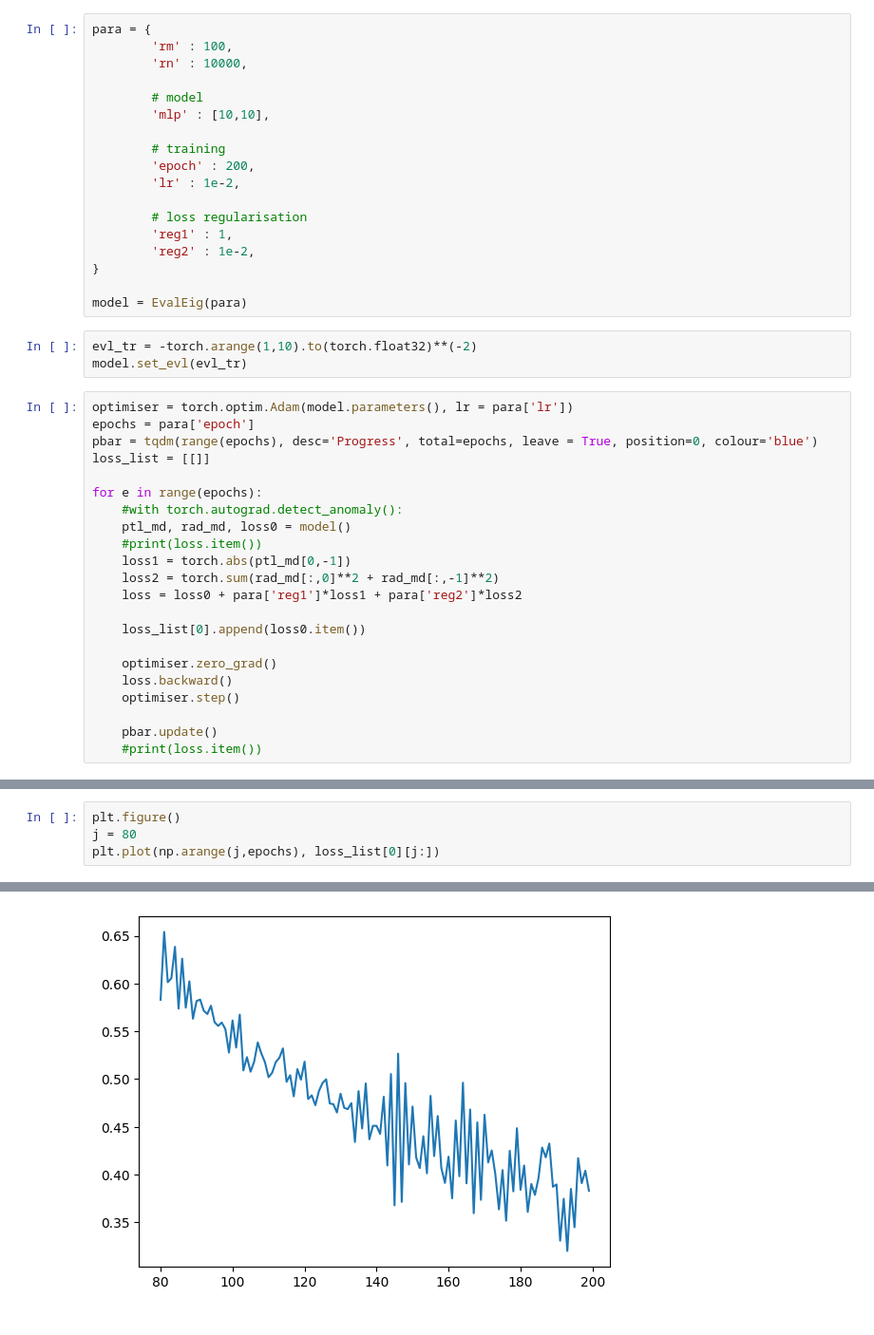
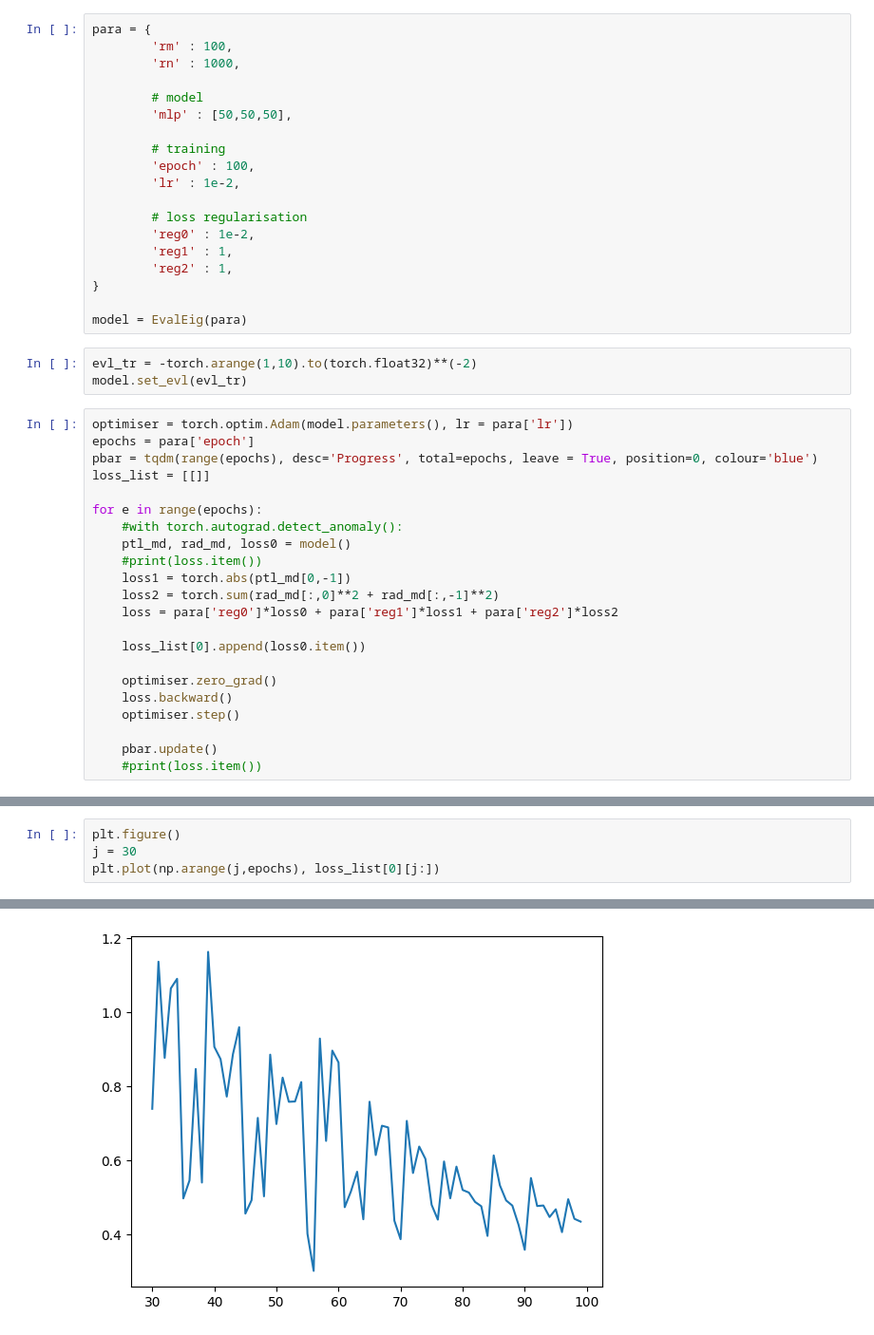
Before and after one commit to powerblo/projects, a Jupyter notebook: 24q2-lab/inveig/spectral.ipynb, the cells around one changed output, grey strips where cells are left out. Shown at 95% size. Saved outputs shown, nothing was run; the diff lists cells and outputs as text.

```diff
--- a/24q2-lab/inveig/spectral.ipynb
+++ b/24q2-lab/inveig/spectral.ipynb
@@ -81,18 +81,19 @@ class EvalEig(nn.Module):
 # %%
 para = {
         'rm' : 100,
-        'rn' : 10000,
+        'rn' : 1000,
 
         # model
-        'mlp' : [10,10],
+        'mlp' : [50,50,50],
 
         # training
-        'epoch' : 200,
+        'epoch' : 100,
         'lr' : 1e-2,
 
         # loss regularisation
+        'reg0' : 1e-2,
         'reg1' : 1,
-        'reg2' : 1e-2,
+        'reg2' : 1,
 }
 
 model = EvalEig(para)
@@ -111,7 +112,7 @@ for e in range(epochs):
     #print(loss.item())
     loss1 = torch.abs(ptl_md[0,-1])
     loss2 = torch.sum(rad_md[:,0]**2 + rad_md[:,-1]**2)
-    loss = loss0 + para['reg1']*loss1 + para['reg2']*loss2
+    loss = para['reg0']*loss0 + para['reg1']*loss1 + para['reg2']*loss2
 
     loss_list[0].append(loss0.item())
 
@@ -132,7 +139,7 @@ plt.show()
 # %%
 plt.figure()
-j = 80
+j = 30
 plt.plot(np.arange(j,epochs), loss_list[0][j:])
 # %% [output]
 [<matplotlib.lines.Line2D at 0x...>]
-[figure, old version]
+[figure, new version]
```
Also changed, not shown: parts of 2 cells of this notebook.
